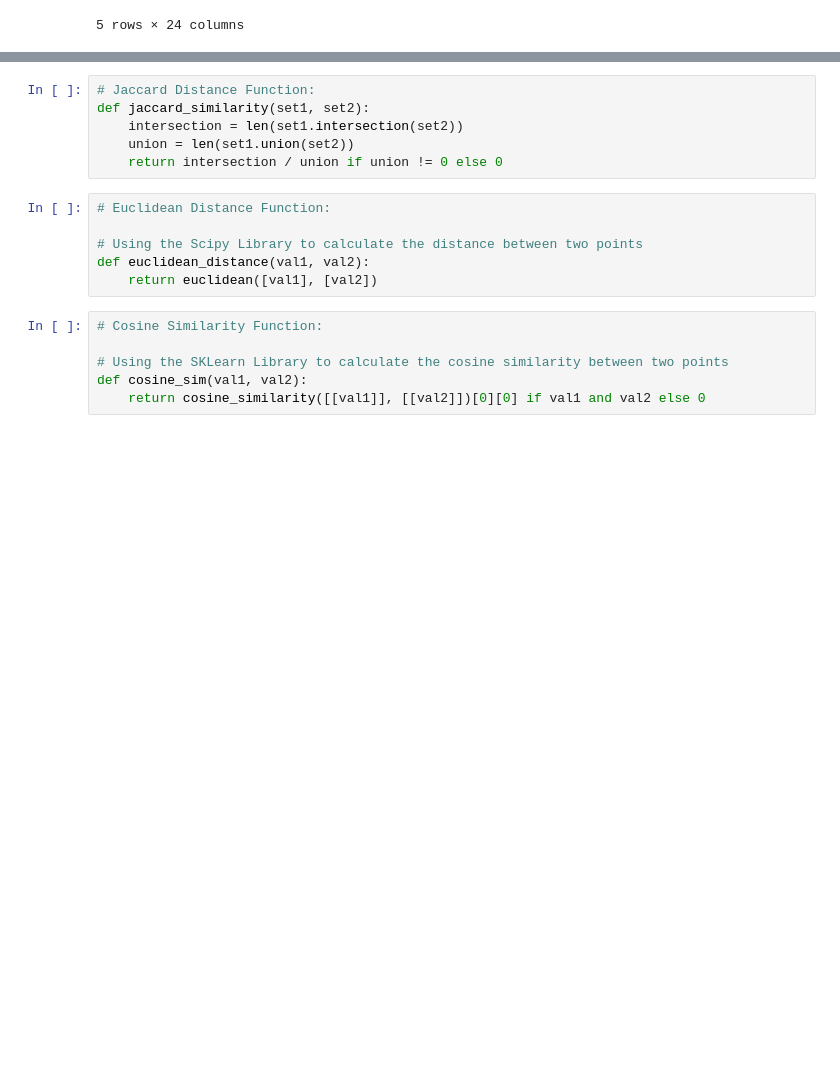
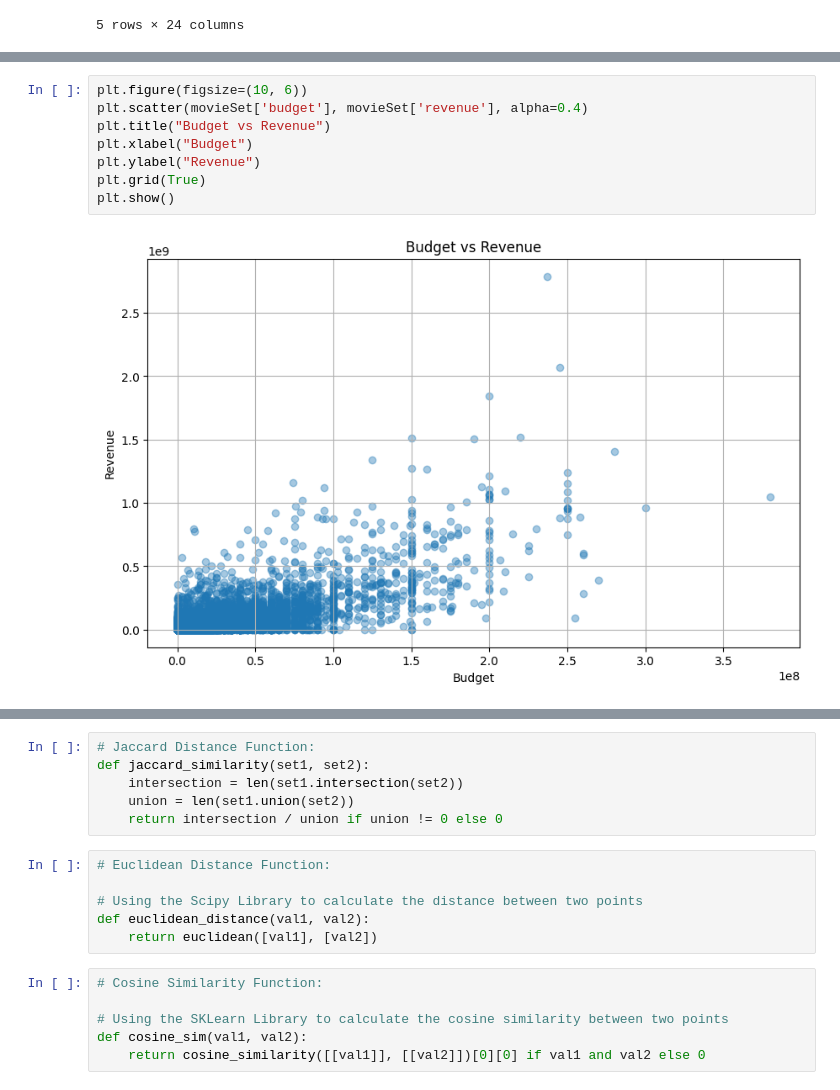
Before and after one commit to jutinwang/A4---CSI4142---GR48, a Jupyter notebook: G48-A4.ipynb, the cells around one changed output, grey strips where cells are left out. Saved outputs shown, nothing was run; the diff lists cells and outputs as text; blank space fills up the shorter version.

```diff
--- a/G48-A4.ipynb
+++ b/G48-A4.ipynb
@@ -279,0 +298,10 @@ movieSet.head()
+# %%
+plt.figure(figsize=(10, 6))
+plt.scatter(movieSet['budget'], movieSet['revenue'], alpha=0.4)
+plt.title("Budget vs Revenue")
+plt.xlabel("Budget")
+plt.ylabel("Revenue")
+plt.grid(True)
+plt.show()
+# %% [output]
+[figure, added]
```
Also changed, not shown: parts of 16 cells of this notebook.
